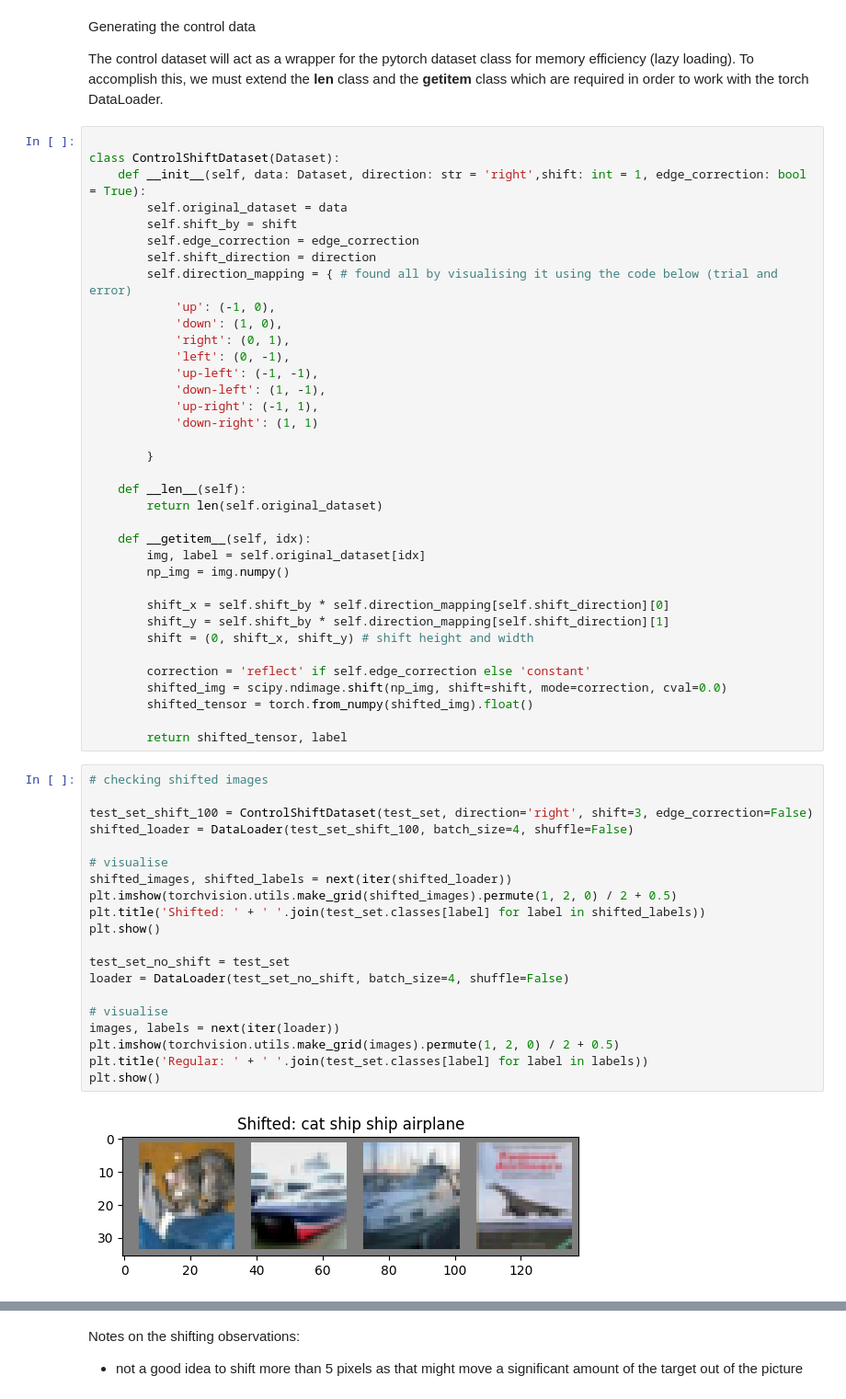
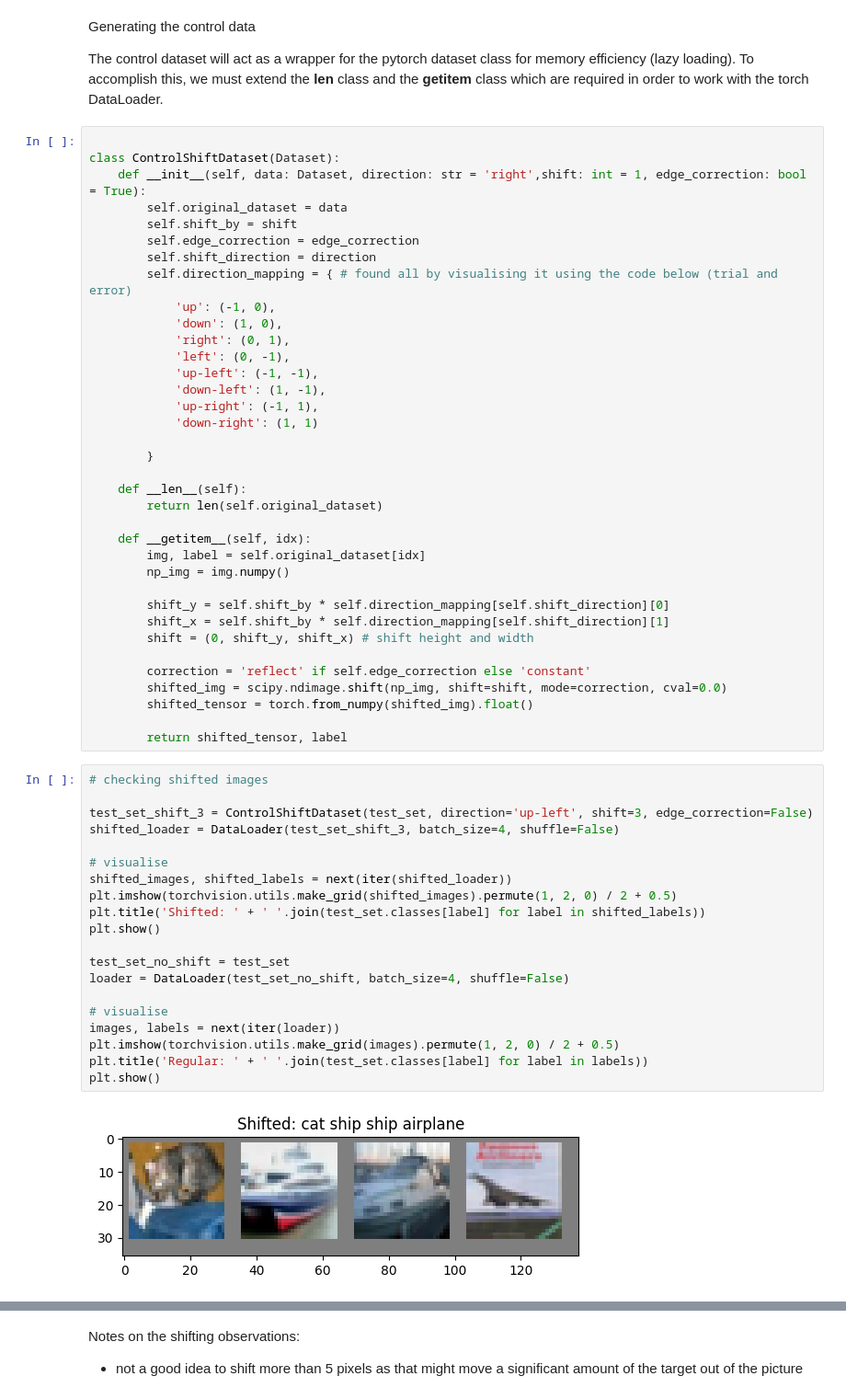
Before and after one commit to 641e16/shift_invariance_control_dataset, a Jupyter notebook: control_dataset.ipynb, the cells around one changed output, grey strips where cells are left out. Shown at 92% size. Cells and saved outputs as stored; diff of their text form.

```diff
--- a/control_dataset.ipynb
+++ b/control_dataset.ipynb
@@ -55,9 +55,9 @@ class ControlShiftDataset(Dataset):
         img, label = self.original_dataset[idx]
         np_img = img.numpy()
 
-        shift_x = self.shift_by * self.direction_mapping[self.shift_direction][0]
-        shift_y = self.shift_by * self.direction_mapping[self.shift_direction][1]
-        shift = (0, shift_x, shift_y) # shift height and width
+        shift_y = self.shift_by * self.direction_mapping[self.shift_direction][0]
+        shift_x = self.shift_by * self.direction_mapping[self.shift_direction][1]
+        shift = (0, shift_y, shift_x) # shift height and width
 
         correction = 'reflect' if self.edge_correction else 'constant'
         shifted_img = scipy.ndimage.shift(np_img, shift=shift, mode=correction, cval=0.0)
@@ -67,25 +67,25 @@ class ControlShiftDataset(Dataset):
 # %%
 # checking shifted images
 
-test_set_shift_100 = ControlShiftDataset(test_set, direction='right', shift=3, edge_correction=False)
-shifted_loader = DataLoader(test_set_shift_100, batch_size=4, shuffle=False)
+test_set_shift_3 = ControlShiftDataset(test_set, direction='up-left', shift=3, edge_correction=False)
+shifted_loader = DataLoader(test_set_shift_3, batch_size=4, shuffle=False)
 
 # visualise
 shifted_images, shifted_labels = next(iter(shifted_loader))
 plt.imshow(torchvision.utils.make_grid(shifted_images).permute(1, 2, 0) / 2 + 0.5)
 plt.title('Shifted: ' + ' '.join(test_set.classes[label] for label in shifted_labels))
 plt.show()
 
 test_set_no_shift = test_set
 loader = DataLoader(test_set_no_shift, batch_size=4, shuffle=False)
 
 # visualise
 images, labels = next(iter(loader))
 plt.imshow(torchvision.utils.make_grid(images).permute(1, 2, 0) / 2 + 0.5)
 plt.title('Regular: ' + ' '.join(test_set.classes[label] for label in labels))
 plt.show()
 # %% [output]
-[figure, old version]
+[figure, new version]
 [figure]
 # %% [markdown]
 Notes on the shifting observations:
```
Also changed, not shown: parts of 4 cells of this notebook.
